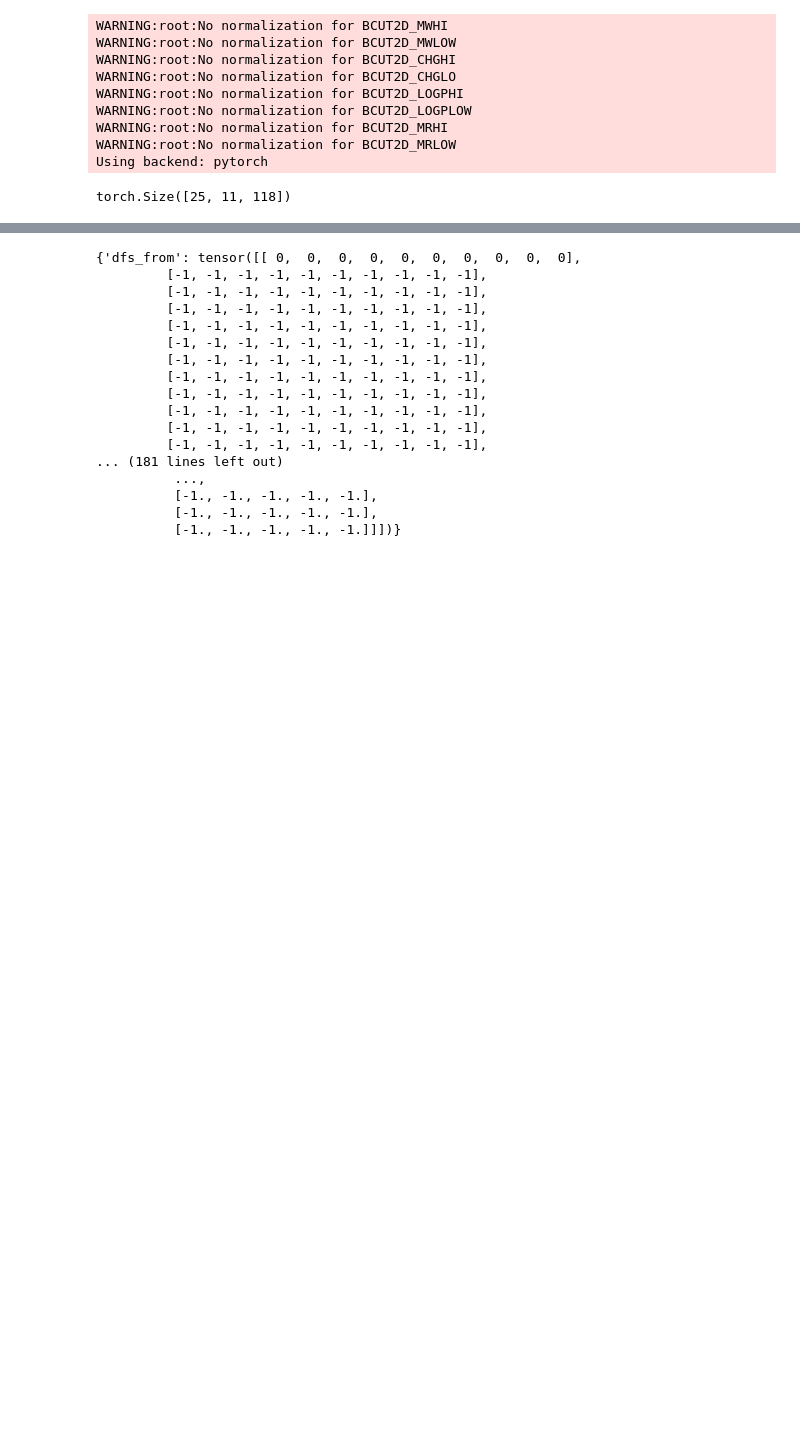
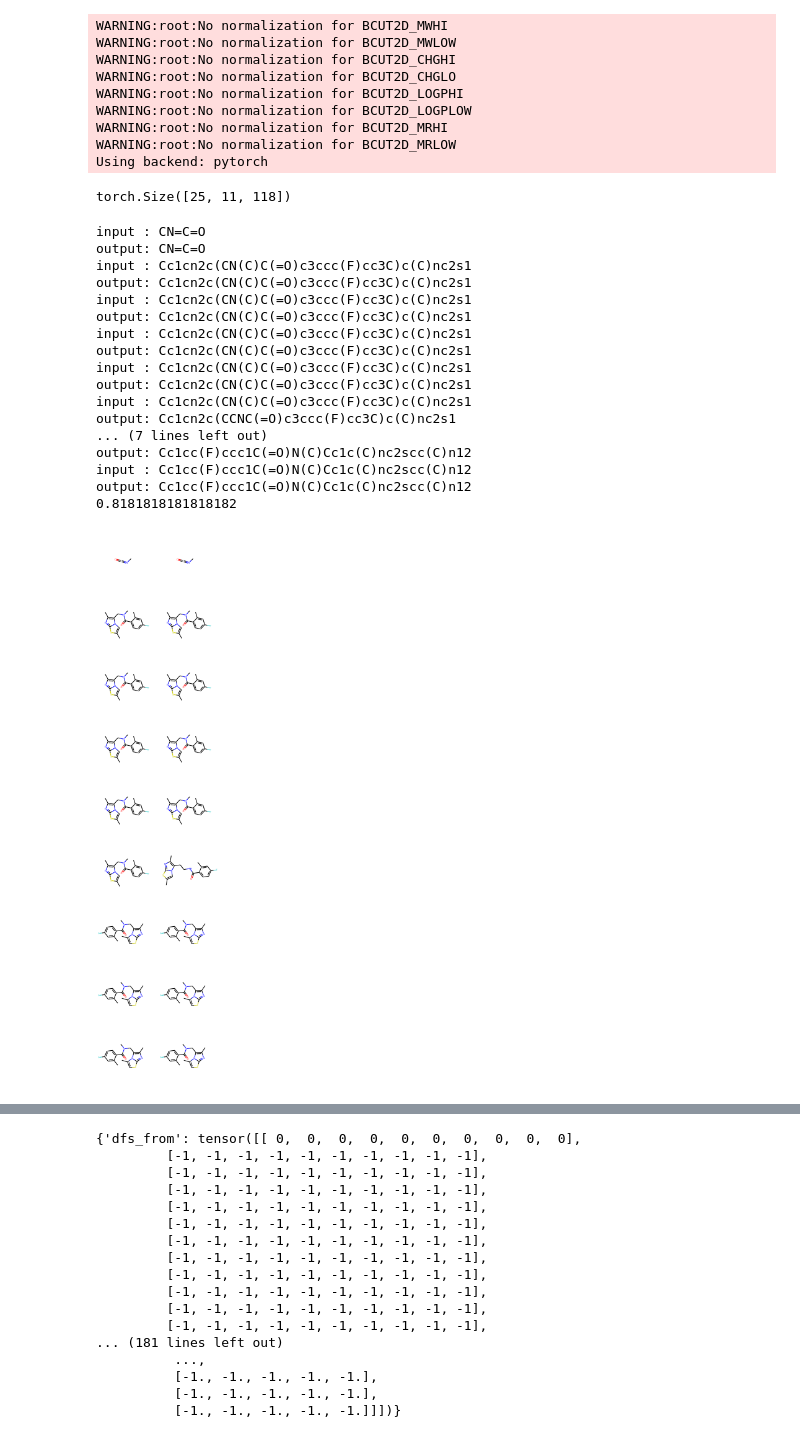
Before and after one commit to wendlerc/dfs-graph-transformer, a Jupyter notebook: notebooks/generative_modelling/Evolutionary Algorithms.ipynb, the cells around one changed output, grey strips where cells are left out. Drawn from its saved outputs; the diff is of its cells as text; code cells hidden in the pictures; blank space fills up the shorter version.

```diff
--- a/notebooks/generative_modelling/Evolutionary Algorithms.ipynb
+++ b/notebooks/generative_modelling/Evolutionary Algorithms.ipynb
@@ -47 +45,37 @@ code_list = bert.fwd_code(inputs)
+# %%
+code_list = bert.fwd_code(inputs)
+valid_list = []
+mols = []
+for smiles, code in zip(smiles_list, code_list):
+    try:
+        valid_list += [isValidMoleculeDFSCode(code)]
+        if valid_list[-1]:
+            print('input :', smiles)
+            print('output:', DFSCode2Smiles(code))
+            mols += [Chem.MolFromSmiles(smiles)]
+            mols += [Chem.MolFromSmiles(DFSCode2Smiles(code))]
+    except:
+        valid_list += [False]
+valid = np.asarray(valid_list)
+print(valid.sum()/len(valid))
+Chem.Draw.MolsToGridImage(mols, molsPerRow=2)
+# %% [output]
+input : CN=C=O
+output: CN=C=O
+input : Cc1cn2c(CN(C)C(=O)c3ccc(F)cc3C)c(C)nc2s1
+output: Cc1cn2c(CN(C)C(=O)c3ccc(F)cc3C)c(C)nc2s1
+input : Cc1cn2c(CN(C)C(=O)c3ccc(F)cc3C)c(C)nc2s1
+output: Cc1cn2c(CN(C)C(=O)c3ccc(F)cc3C)c(C)nc2s1
+input : Cc1cn2c(CN(C)C(=O)c3ccc(F)cc3C)c(C)nc2s1
+output: Cc1cn2c(CN(C)C(=O)c3ccc(F)cc3C)c(C)nc2s1
+input : Cc1cn2c(CN(C)C(=O)c3ccc(F)cc3C)c(C)nc2s1
+output: Cc1cn2c(CN(C)C(=O)c3ccc(F)cc3C)c(C)nc2s1
+input : Cc1cn2c(CN(C)C(=O)c3ccc(F)cc3C)c(C)nc2s1
+output: Cc1cn2c(CCNC(=O)c3ccc(F)cc3C)c(C)nc2s1
+... (7 lines left out)
+output: Cc1cc(F)ccc1C(=O)N(C)Cc1c(C)nc2scc(C)n12
+input : Cc1cc(F)ccc1C(=O)N(C)Cc1c(C)nc2scc(C)n12
+output: Cc1cc(F)ccc1C(=O)N(C)Cc1c(C)nc2scc(C)n12
+0.8181818181818182
+[figure, added]
 # %%
```
Also changed, not shown: parts of 7 cells of this notebook, 1 other file.
